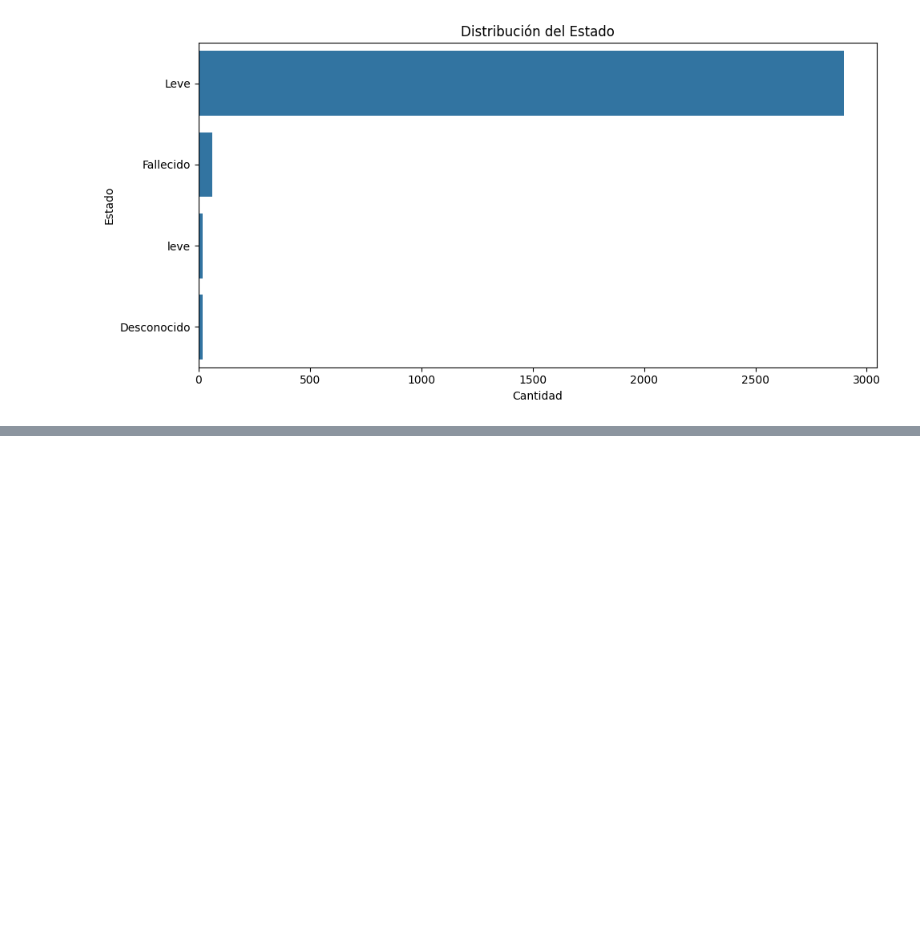
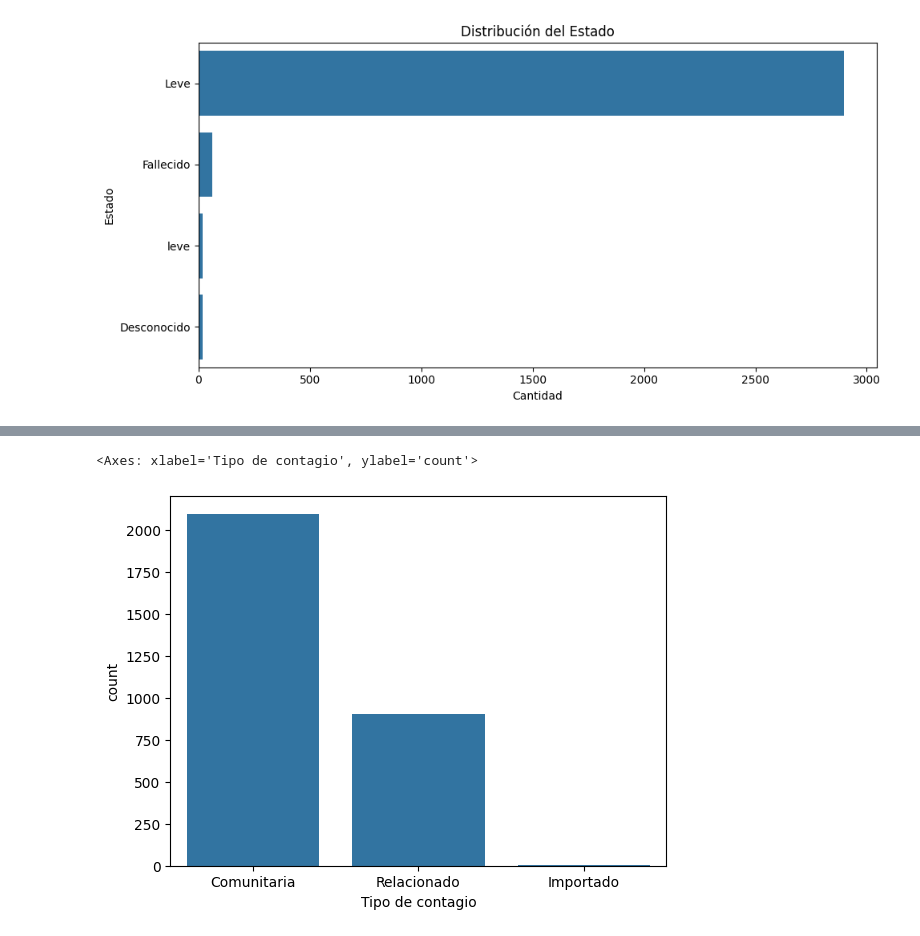
Before and after one commit to dmhenaopa/EDCO, a Jupyter notebook: Proyectos/Proyecto_COVID.ipynb, the cells around one changed output, grey strips where cells are left out. Saved outputs shown, nothing was run; the diff lists cells and outputs as text; code cells hidden in the pictures; blank space fills up the shorter version.

```diff
--- a/Proyectos/Proyecto_COVID.ipynb
+++ b/Proyectos/Proyecto_COVID.ipynb
@@ -390,0 +600,5 @@ plt.show()
+# %%
+sns.countplot( data=datos, x='Tipo de contagio' )
+# %% [output]
+<Axes: xlabel='Tipo de contagio', ylabel='count'>
+[figure, added]
```
Also changed, not shown: parts of 23 cells of this notebook.
